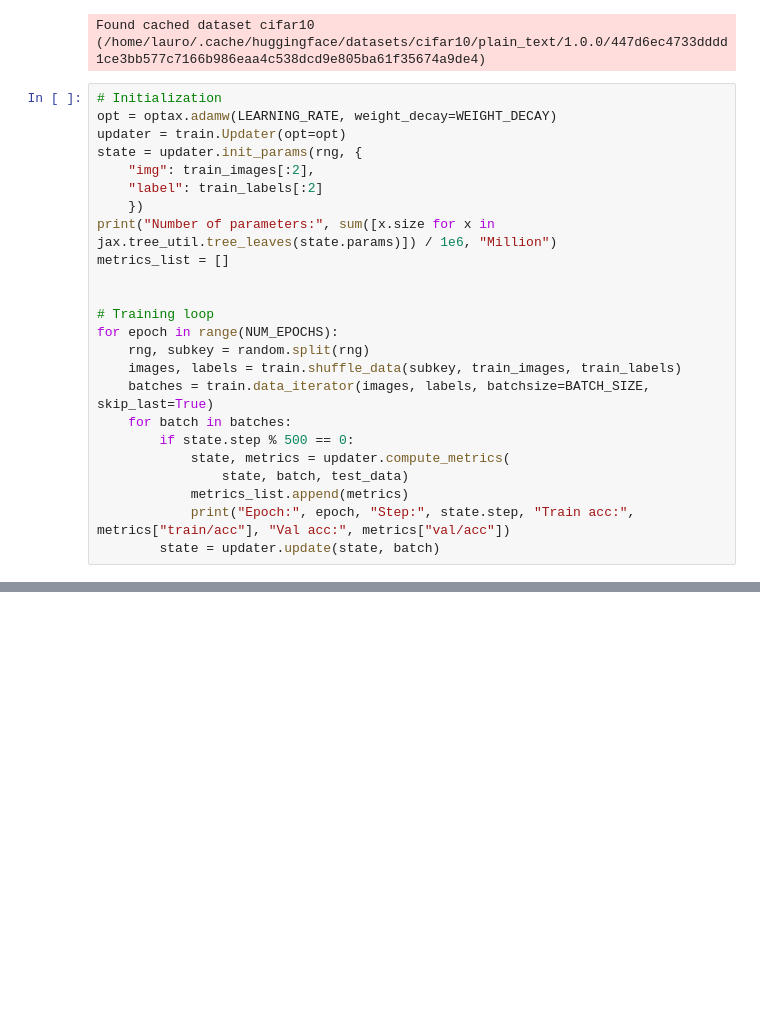
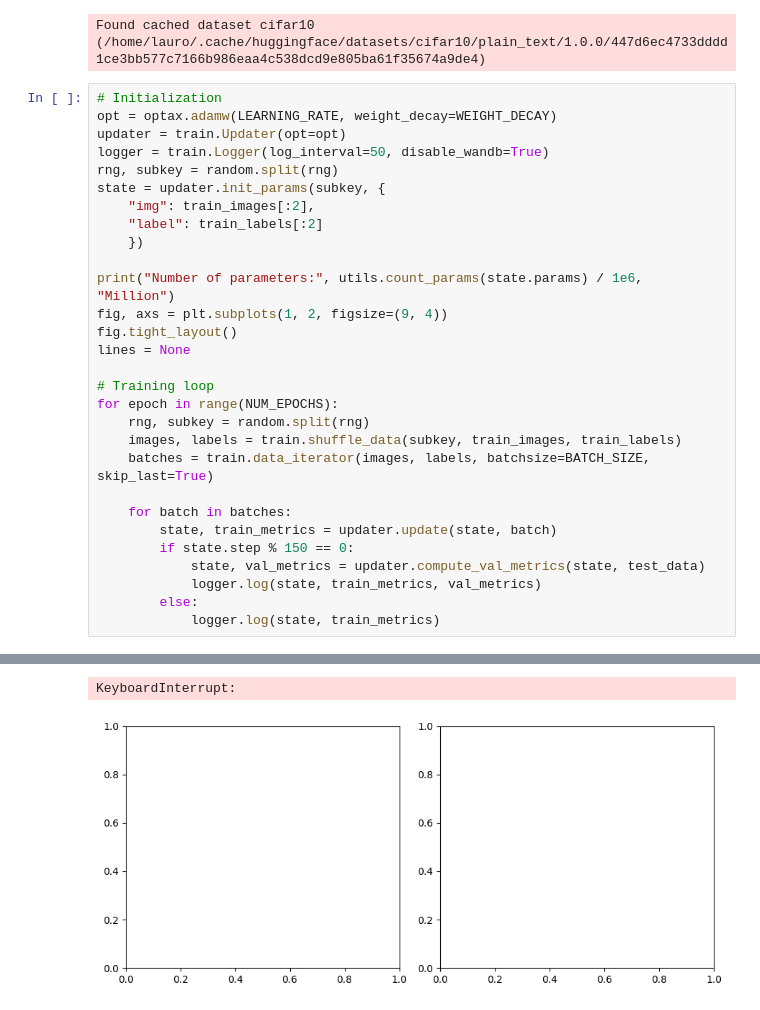
Before and after one commit to Emilija2000/model-zoo-jax, a Jupyter notebook: notebooks/train.ipynb, the cells around one changed output, grey strips where cells are left out. Saved outputs shown, nothing was run; the diff lists cells and outputs as text; blank space fills up the shorter version.

```diff
--- a/notebooks/train.ipynb
+++ b/notebooks/train.ipynb
@@ -24,24 +24,29 @@ Found cached dataset cifar10 (/home/lauro/.cache/huggingface/datasets/cifar10/pl
 # Initialization
 opt = optax.adamw(LEARNING_RATE, weight_decay=WEIGHT_DECAY)
 updater = train.Updater(opt=opt)
-state = updater.init_params(rng, {
+logger = train.Logger(log_interval=50, disable_wandb=True)
+rng, subkey = random.split(rng)
+state = updater.init_params(subkey, {
     "img": train_images[:2],
     "label": train_labels[:2]
     })
-print("Number of parameters:", sum([x.size for x in jax.tree_util.tree_leaves(state.params)]) / 1e6, "Million")
-metrics_list = []
 
+print("Number of parameters:", utils.count_params(state.params) / 1e6, "Million")
+fig, axs = plt.subplots(1, 2, figsize=(9, 4))
+fig.tight_layout()
+lines = None
 
 # Training loop
 for epoch in range(NUM_EPOCHS):
     rng, subkey = random.split(rng)
     images, labels = train.shuffle_data(subkey, train_images, train_labels)
     batches = train.data_iterator(images, labels, batchsize=BATCH_SIZE, skip_last=True)
+
     for batch in batches:
-        if state.step % 500 == 0:
-            state, metrics = updater.compute_metrics(
-                state, batch, test_data)
-            metrics_list.append(metrics)
-            print("Epoch:", epoch, "Step:", state.step, "Train acc:", metrics["train/acc"], "Val acc:", metrics["val/acc"])
-        state = updater.update(state, batch)
+        state, train_metrics = updater.update(state, batch)
+        if state.step % 150 == 0:
+            state, val_metrics = updater.compute_val_metrics(state, test_data)
+            logger.log(state, train_metrics, val_metrics)
+        else:
+            logger.log(state, train_metrics)
 # %% [output]
@@ -57 +57,3 @@ Epoch: 145 Step: 3500 Train acc: 0.6401367 Val acc: 0.5797
+KeyboardInterrupt:
+[figure, added]
 # %%
```
Also changed, not shown: parts of 2 cells of this notebook, 5 other files.
